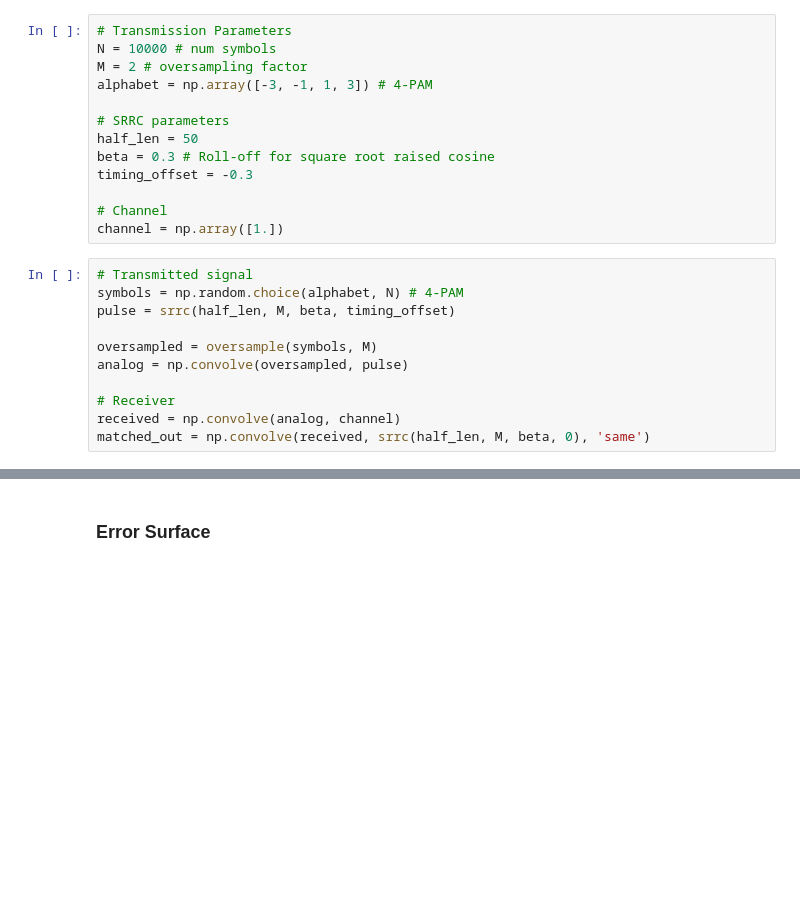
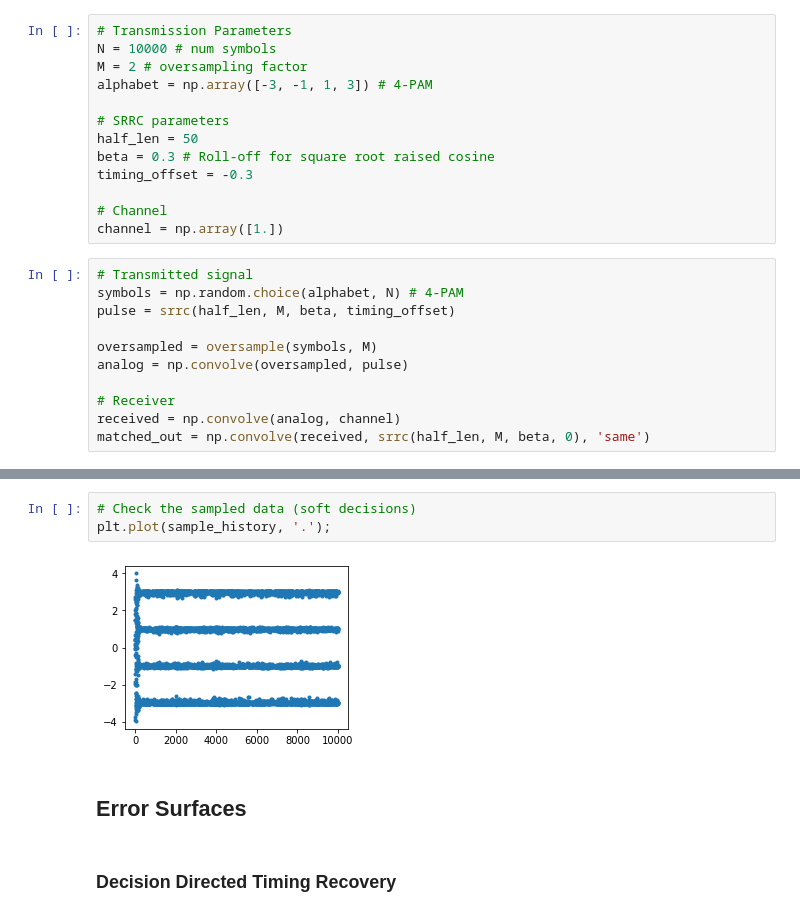
Before and after one commit to mohantyk/srd, a Jupyter notebook: Chap12-Timing_Recovery.ipynb, the cells around one changed output, grey strips where cells are left out. Cells and saved outputs as stored; diff of their text form; blank space fills up the shorter version.

```diff
--- a/Chap12-Timing_Recovery.ipynb
+++ b/Chap12-Timing_Recovery.ipynb
@@ -87,3 +123,10 @@ plt.plot(sample_history, '.');
+# %%
+# Check the sampled data (soft decisions)
+plt.plot(sample_history, '.');
+# %% [output]
+[figure, added]
 # %% [markdown]
-### Error Surface
+## Error Surfaces
+# %% [markdown]
+### Decision Directed Timing Recovery
 # %%
```
Also changed, not shown: parts of 11 cells of this notebook.
